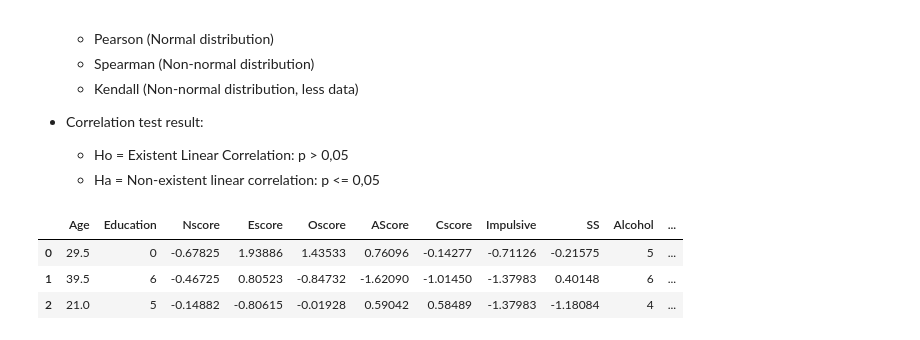
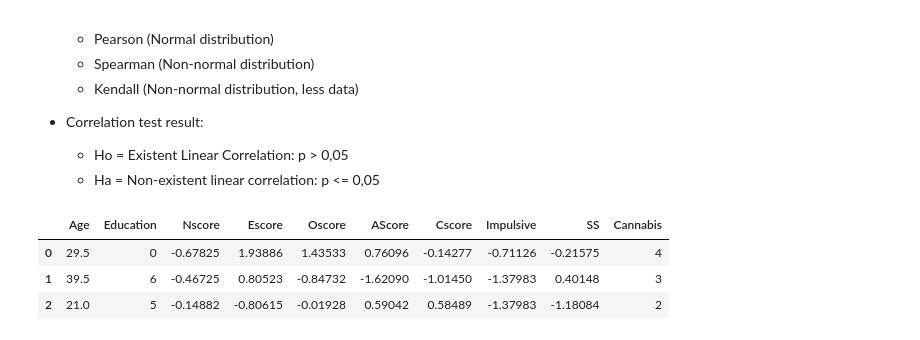
Before and after one commit to PauloRugani/cannabis-consumption-regression, a Jupyter notebook: notebooks/4_data_correlation.ipynb, the cells around one changed output. Cells and saved outputs as stored; diff of their text form; code cells hidden in the pictures.

```diff
--- a/notebooks/4_data_correlation.ipynb
+++ b/notebooks/4_data_correlation.ipynb
@@ -17,13 +17,13 @@ import pandas as pd
 import matplotlib.pyplot as plt
 import seaborn as sns
 # %%
-df = pd.read_csv('/content/2_data_cleaning.csv', sep=',')
+df = pd.read_csv('../data/processed/2_data_cleaning.csv', sep=',')
 df.head(3)
 # %% [output]
-|  | Age | Education | Nscore | Escore | Oscore | AScore | Cscore | Impulsive | SS | Alcohol | ... |
-| 0 | 29.5 | 0 | -0.67825 | 1.93886 | 1.43533 | 0.76096 | -0.14277 | -0.71126 | -0.21575 | 5 | ... |
-| 1 | 39.5 | 6 | -0.46725 | 0.80523 | -0.84732 | -1.62090 | -1.01450 | -1.37983 | 0.40148 | 6 | ... |
-| 2 | 21.0 | 5 | -0.14882 | -0.80615 | -0.01928 | 0.59042 | 0.58489 | -1.37983 | -1.18084 | 4 | ... |
+|  | Age | Education | Nscore | Escore | Oscore | AScore | Cscore | Impulsive | SS | Cannabis |
+| 0 | 29.5 | 0 | -0.67825 | 1.93886 | 1.43533 | 0.76096 | -0.14277 | -0.71126 | -0.21575 | 4 |
+| 1 | 39.5 | 6 | -0.46725 | 0.80523 | -0.84732 | -1.62090 | -1.01450 | -1.37983 | 0.40148 | 3 |
+| 2 | 21.0 | 5 | -0.14882 | -0.80615 | -0.01928 | 0.59042 | 0.58489 | -1.37983 | -1.18084 | 2 |
 # %%
 sns.pairplot(df, corner=True)
 # %% [output]
```
Also changed, not shown: parts of 3 cells of this notebook.
